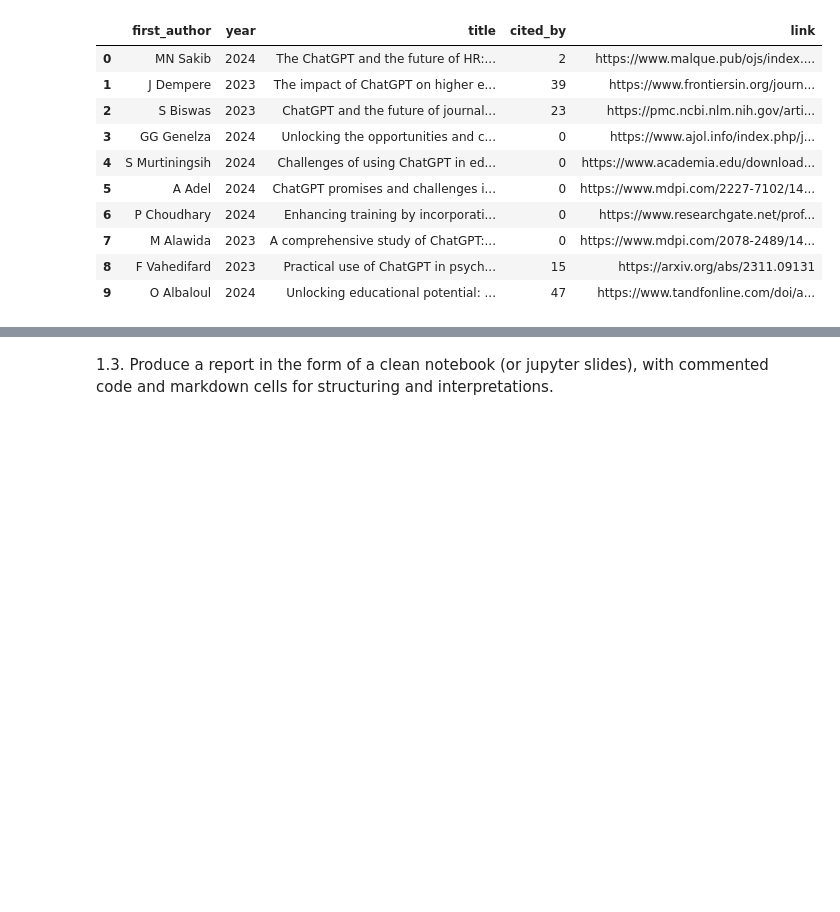
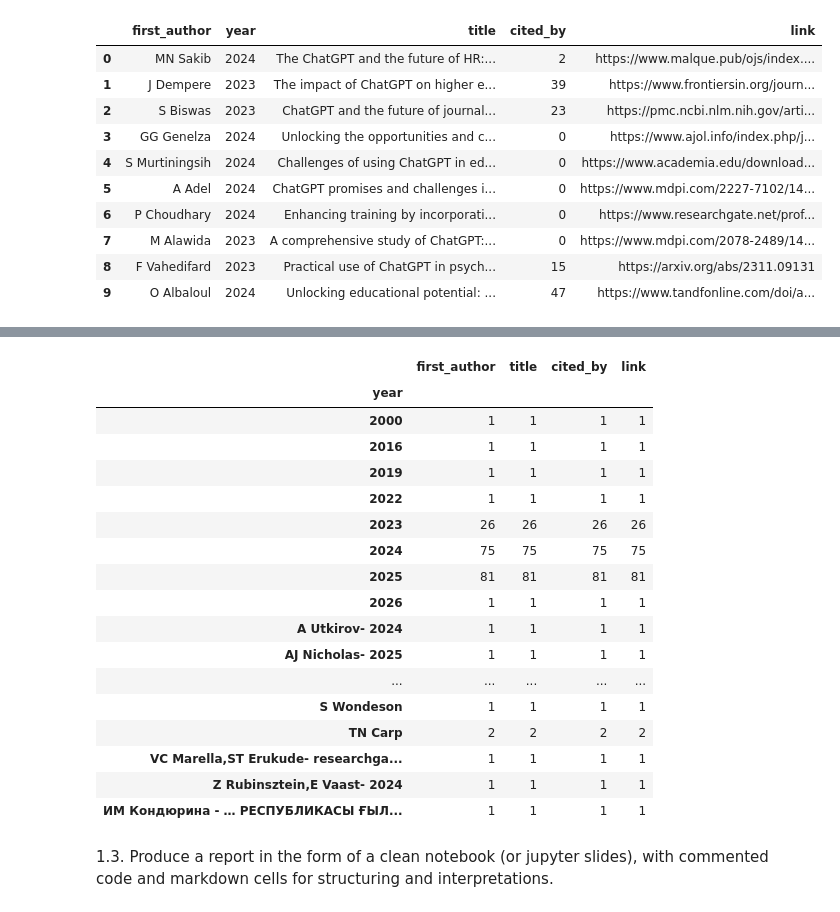
Before and after one commit to Debbcwing/DataScienceBootcamp, a Jupyter notebook: 01_DSToolkit/day4/D4_Ex2.ipynb, the cells around one changed output, grey strips where cells are left out. Cells and saved outputs as stored; diff of their text form; code cells hidden in the pictures; blank space fills up the shorter version.

```diff
--- a/01_DSToolkit/day4/D4_Ex2.ipynb
+++ b/01_DSToolkit/day4/D4_Ex2.ipynb
@@ -319,0 +308,3 @@ If there is an API for the specific data you are planning to scrape, it’s prob
+# %%
+lit_df_clean = lit_df.dropna(subset='title')
+lit_df_clean
@@ -320,2 +350,24 @@ If there is an API for the specific data you are planning to scrape, it’s prob
+# %%
+# trend of publication
+lit_df_clean.groupby('year').count()
+# %% [output]
+|  | first_author | title | cited_by | link |
+| year |  |  |  |  |
+| 2000 | 1 | 1 | 1 | 1 |
+| 2016 | 1 | 1 | 1 | 1 |
+| 2019 | 1 | 1 | 1 | 1 |
+| 2022 | 1 | 1 | 1 | 1 |
+| 2023 | 26 | 26 | 26 | 26 |
+| 2024 | 75 | 75 | 75 | 75 |
+| 2025 | 81 | 81 | 81 | 81 |
+| 2026 | 1 | 1 | 1 | 1 |
+| A Utkirov- 2024 | 1 | 1 | 1 | 1 |
+| AJ Nicholas- 2025 | 1 | 1 | 1 | 1 |
+| ... | ... | ... | ... | ... |
+| S Wondeson | 1 | 1 | 1 | 1 |
+| TN Carp | 2 | 2 | 2 | 2 |
+| VC Marella,ST Erukude- researchga... | 1 | 1 | 1 | 1 |
+| Z Rubinsztein,E Vaast- 2024 | 1 | 1 | 1 | 1 |
+| ИМ Кондюрина - … РЕСПУБЛИКАСЫ ҒЫЛ... | 1 | 1 | 1 | 1 |
 # %% [markdown]
 1.3. Produce a report in the form of a clean notebook (or jupyter slides), with commented code and markdown cells for structuring and interpretations.
```
Also changed, not shown: parts of 14 cells of this notebook, 20 other files.
